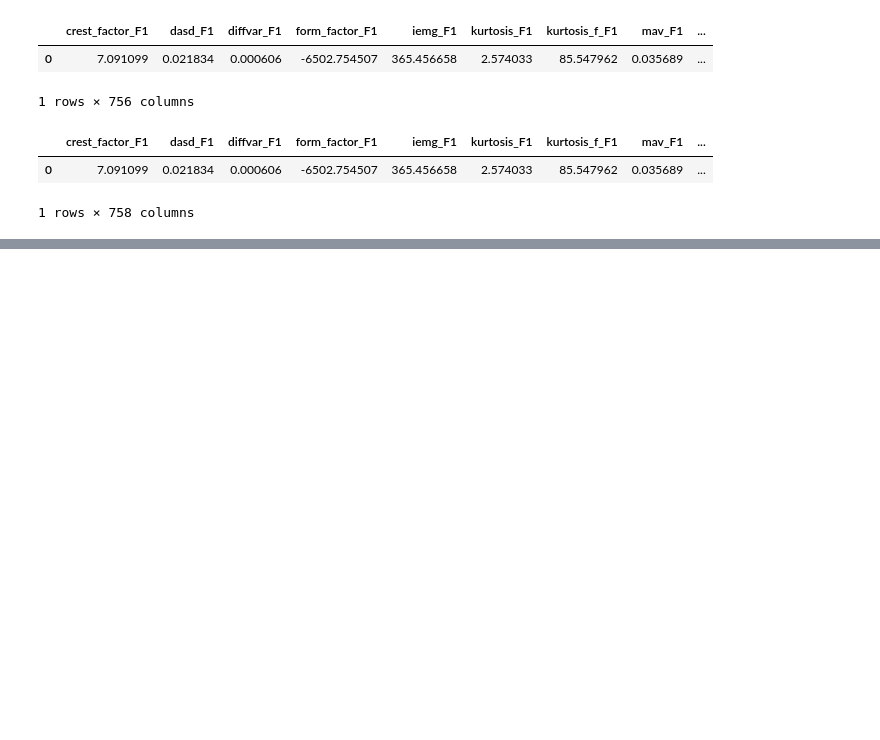
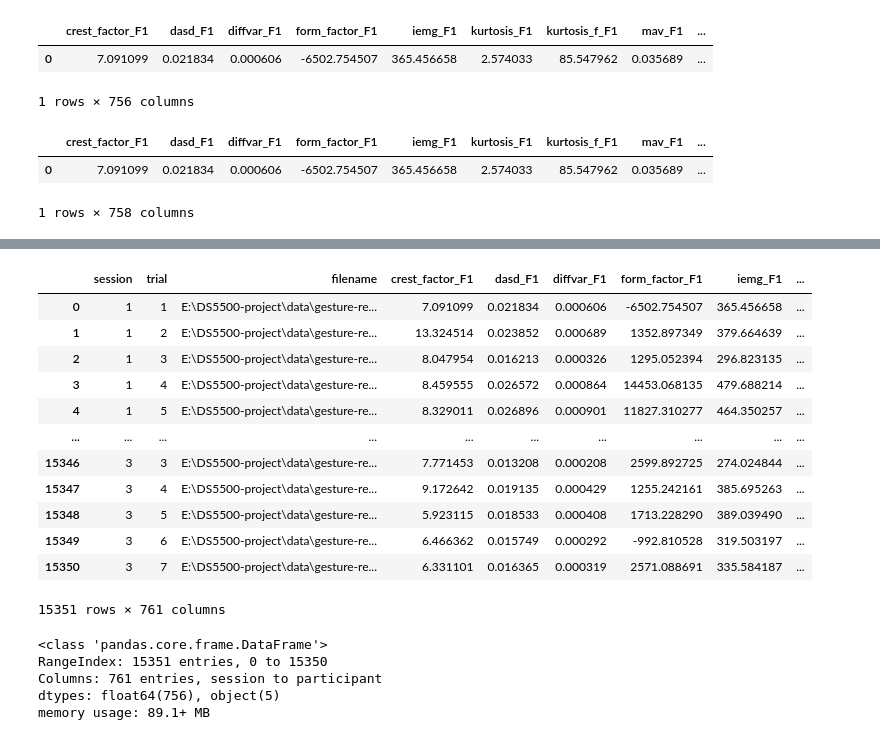
Before and after one commit to tanmaygadgil/DS5500-project, a Jupyter notebook: EDA/Notebook/feature_extr_local-snippets.ipynb, the cells around one changed output, grey strips where cells are left out. Drawn from its saved outputs; the diff is of its cells as text; code cells hidden in the pictures; blank space fills up the shorter version.

```diff
--- a/EDA/Notebook/feature_extr_local-snippets.ipynb
+++ b/EDA/Notebook/feature_extr_local-snippets.ipynb
@@ -400,0 +464,2 @@ new_df.reset_index().to_csv(base_path+"intermediate.csv", index = False)
+# %%
+df.reset_index(drop = True, inplace=True)
@@ -400,0 +480,18 @@ new_df.reset_index().to_csv(base_path+"intermediate.csv", index = False)
+# %%
+output_df = pd.concat([df.drop(columns=['participant', 'gesture']), new_df], axis = 1)
+# %%
+output_df
+# %% [output]
+|  | session | trial | filename | crest_factor_F1 | dasd_F1 | diffvar_F1 | form_factor_F1 | iemg_F1 | ... |
+| 0 | 1 | 1 | E:\DS5500-project\data\gesture-re... | 7.091099 | 0.021834 | 0.000606 | -6502.754507 | 365.456658 | ... |
+| 1 | 1 | 2 | E:\DS5500-project\data\gesture-re... | 13.324514 | 0.023852 | 0.000689 | 1352.897349 | 379.664639 | ... |
+| 2 | 1 | 3 | E:\DS5500-project\data\gesture-re... | 8.047954 | 0.016213 | 0.000326 | 1295.052394 | 296.823135 | ... |
+| 3 | 1 | 4 | E:\DS5500-project\data\gesture-re... | 8.459555 | 0.026572 | 0.000864 | 14453.068135 | 479.688214 | ... |
+| 4 | 1 | 5 | E:\DS5500-project\data\gesture-re... | 8.329011 | 0.026896 | 0.000901 | 11827.310277 | 464.350257 | ... |
+| ... | ... | ... | ... | ... | ... | ... | ... | ... | ... |
+| 15346 | 3 | 3 | E:\DS5500-project\data\gesture-re... | 7.771453 | 0.013208 | 0.000208 | 2599.892725 | 274.024844 | ... |
+| 15347 | 3 | 4 | E:\DS5500-project\data\gesture-re... | 9.172642 | 0.019135 | 0.000429 | 1255.242161 | 385.695263 | ... |
+| 15348 | 3 | 5 | E:\DS5500-project\data\gesture-re... | 5.923115 | 0.018533 | 0.000408 | 1713.228290 | 389.039490 | ... |
+| 15349 | 3 | 6 | E:\DS5500-project\data\gesture-re... | 6.466362 | 0.015749 | 0.000292 | -992.810528 | 319.503197 | ... |
+| 15350 | 3 | 7 | E:\DS5500-project\data\gesture-re... | 6.331101 | 0.016365 | 0.000319 | 2571.088691 | 335.584187 | ... |
+15351 rows × 761 columns
@@ -400,0 +500,8 @@ new_df.reset_index().to_csv(base_path+"intermediate.csv", index = False)
+# %%
+output_df.info()
+# %% [output]
+<class 'pandas.core.frame.DataFrame'>
+RangeIndex: 15351 entries, 0 to 15350
+Columns: 761 entries, session to participant
+dtypes: float64(756), object(5)
+memory usage: 89.1+ MB
```
Also changed, not shown: parts of 10 cells of this notebook, 2 other files.
